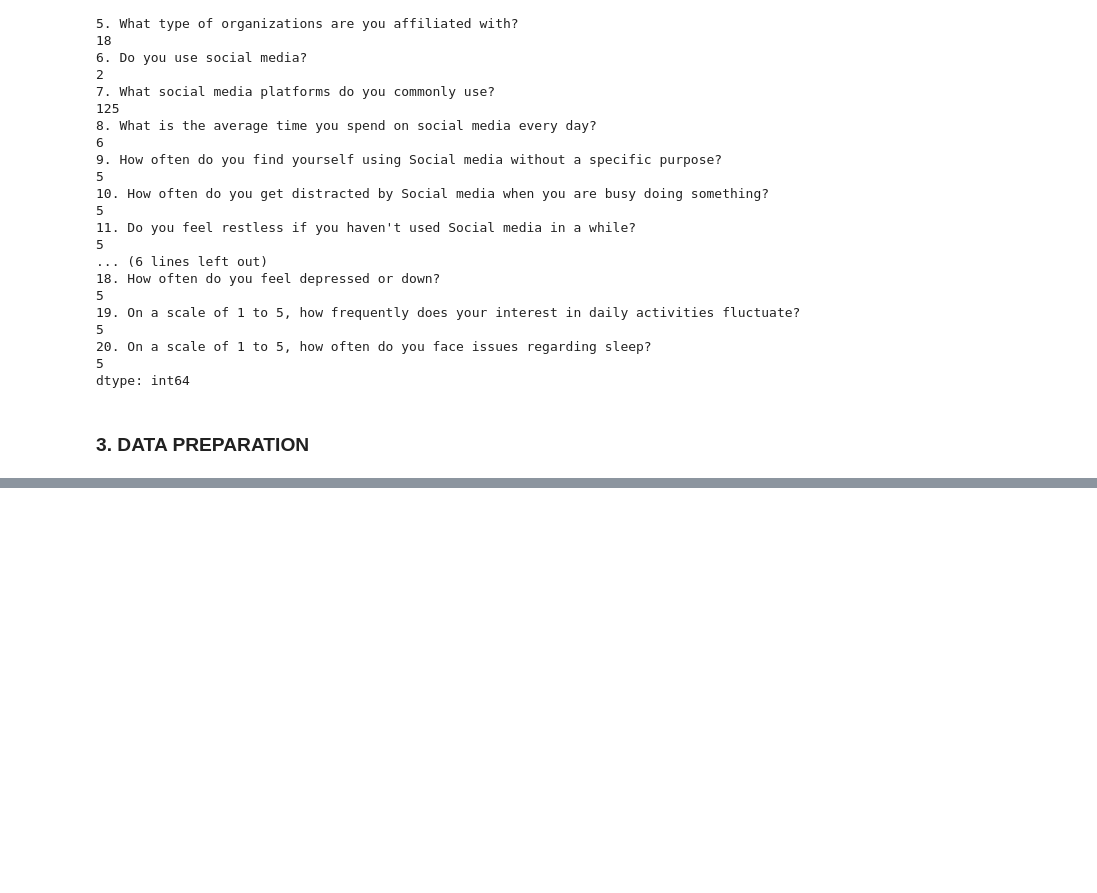
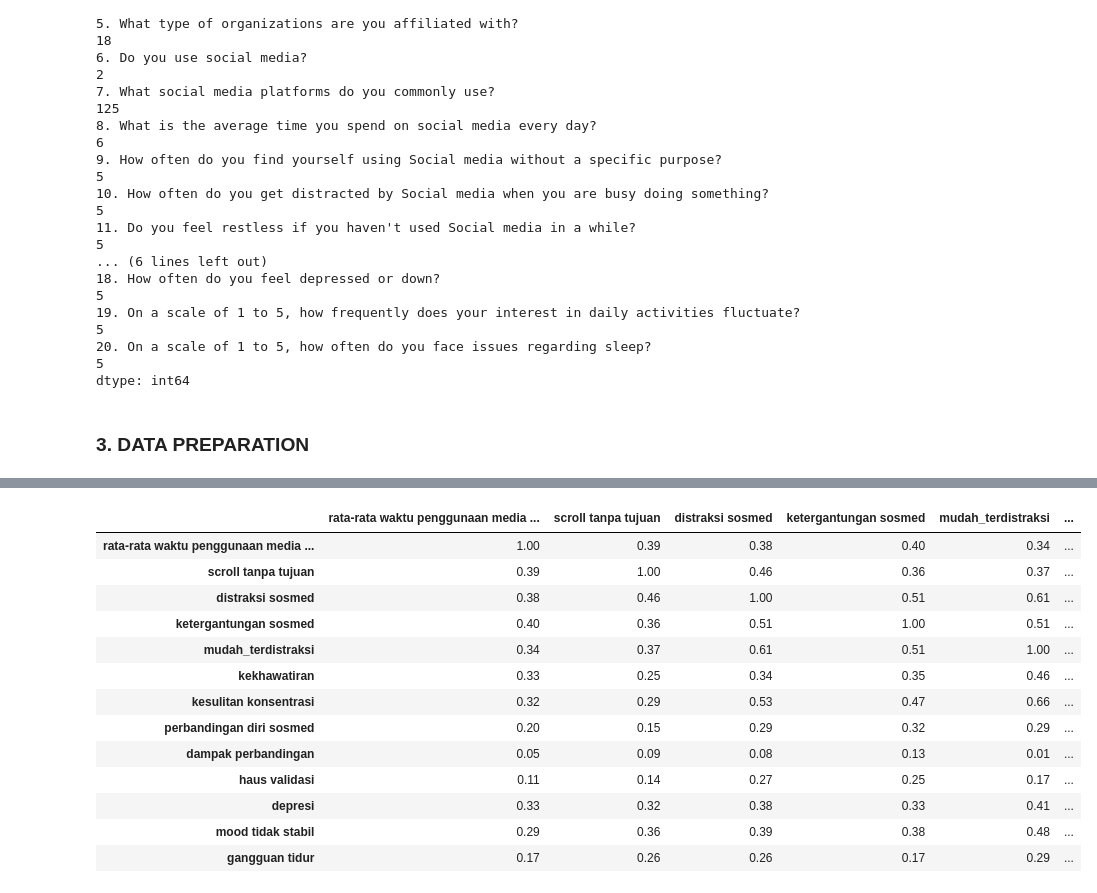
Before and after one commit to Sann11-y/Clustering-types-of-social-media-users, a Jupyter notebook: Project.ipynb, the cells around one changed output, grey strips where cells are left out. Cells and saved outputs as stored; diff of their text form; code cells hidden in the pictures; blank space fills up the shorter version.

```diff
--- a/Project.ipynb
+++ b/Project.ipynb
@@ -520,0 +274,17 @@ df.head(10)
+# %%
+df3.iloc[:,4:].corr().round(2)
+# %% [output]
+|  | rata-rata waktu penggunaan media ... | scroll tanpa tujuan | distraksi sosmed | ketergantungan sosmed | mudah_terdistraksi | ... |
+| rata-rata waktu penggunaan media ... | 1.00 | 0.39 | 0.38 | 0.40 | 0.34 | ... |
+| scroll tanpa tujuan | 0.39 | 1.00 | 0.46 | 0.36 | 0.37 | ... |
+| distraksi sosmed | 0.38 | 0.46 | 1.00 | 0.51 | 0.61 | ... |
+| ketergantungan sosmed | 0.40 | 0.36 | 0.51 | 1.00 | 0.51 | ... |
+| mudah_terdistraksi | 0.34 | 0.37 | 0.61 | 0.51 | 1.00 | ... |
+| kekhawatiran | 0.33 | 0.25 | 0.34 | 0.35 | 0.46 | ... |
+| kesulitan konsentrasi | 0.32 | 0.29 | 0.53 | 0.47 | 0.66 | ... |
+| perbandingan diri sosmed | 0.20 | 0.15 | 0.29 | 0.32 | 0.29 | ... |
+| dampak perbandingan | 0.05 | 0.09 | 0.08 | 0.13 | 0.01 | ... |
+| haus validasi | 0.11 | 0.14 | 0.27 | 0.25 | 0.17 | ... |
+| depresi | 0.33 | 0.32 | 0.38 | 0.33 | 0.41 | ... |
+| mood tidak stabil | 0.29 | 0.36 | 0.39 | 0.38 | 0.48 | ... |
+| gangguan tidur | 0.17 | 0.26 | 0.26 | 0.17 | 0.29 | ... |
```
Also changed, not shown: parts of 19 cells of this notebook.
